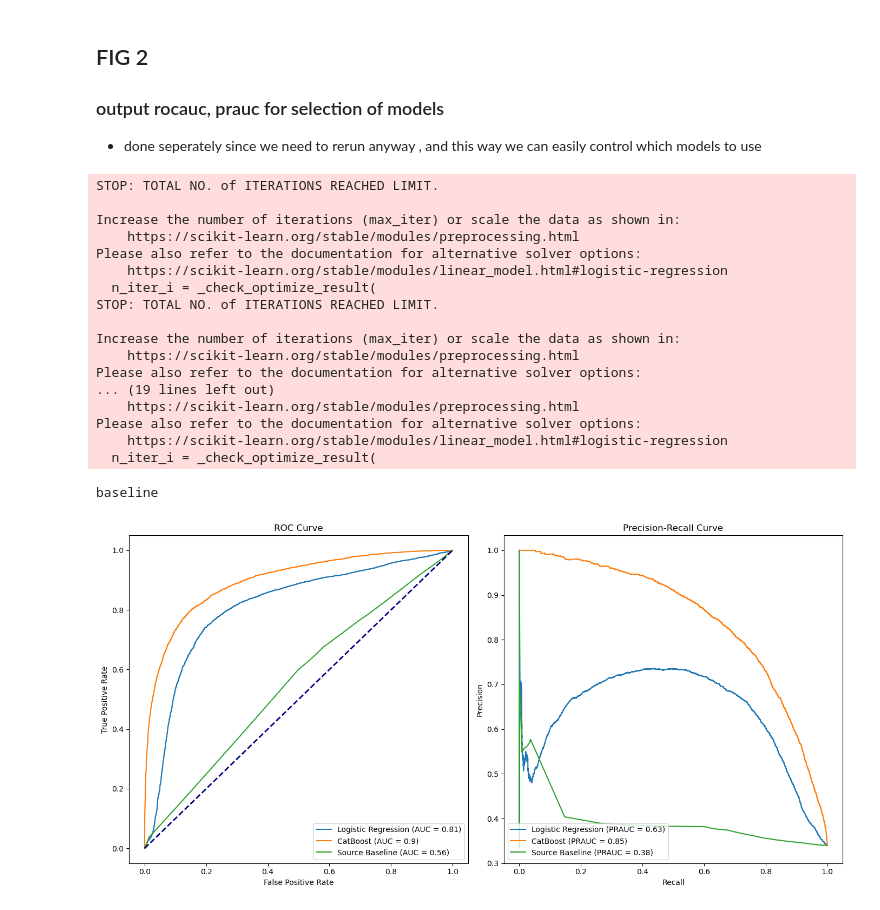
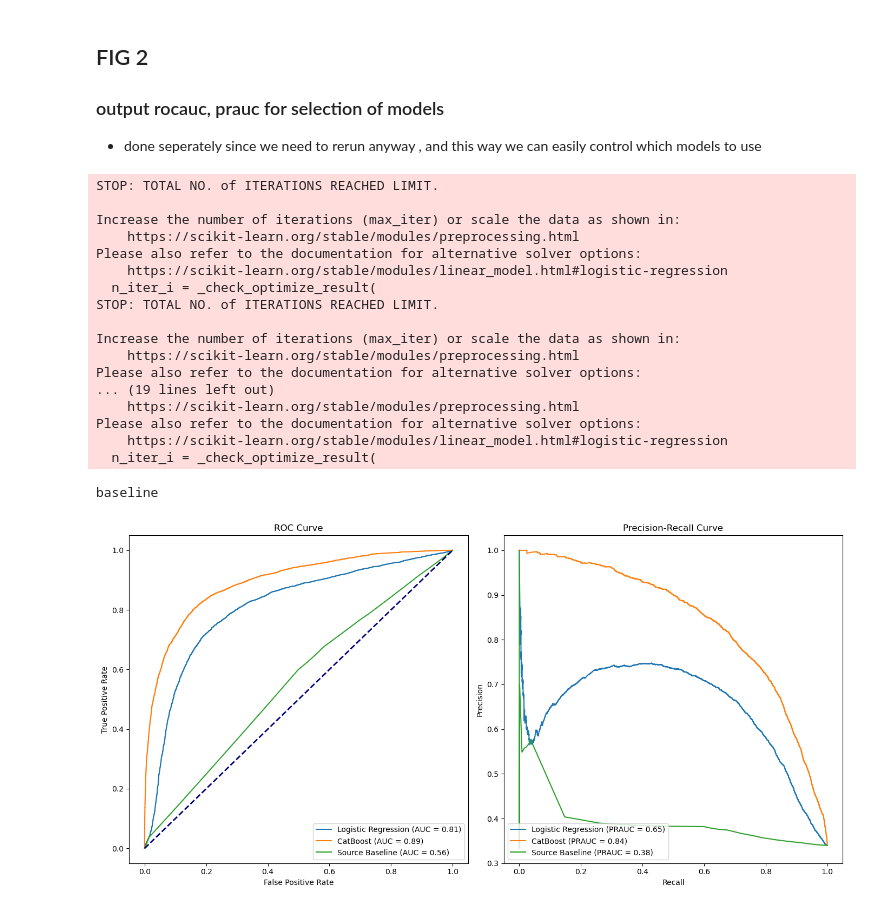
Before and after one commit to ddofer/OpenTargets-DiseaseSubtype, a Jupyter notebook: disease_hierarchy-CompareMLModels.ipynb, the cells around one changed output. Drawn from its saved outputs; the diff is of its cells as text; code cells hidden in the pictures.

````diff
--- a/disease_hierarchy-CompareMLModels.ipynb
+++ b/disease_hierarchy-CompareMLModels.ipynb
@@ -49,8 +51,8 @@ from sklearn import set_config
 set_config(transform_output = "pandas")
 # %%
 DO_DL= True
-SAVE_CANDIDATES = True#False # save output predicted candidates - overwrites
-DO_LEAKY_FS = True#False#True# # leaky train on train feature sel..  - only used during debugging
+SAVE_CANDIDATES = True # save output predicted candidates - overwrites
+DO_LEAKY_FS =False#True# # leaky train on train feature sel..  - only used during debugging
 
 FASTRUN = False# True
 # FASTRUN = True
@@ -190,7 +190,7 @@ print('Accuracy: %.3f (%.3f)' % (mean(scores), std(scores)))
 ```
 # %%
 num_columns = X.select_dtypes(include=['number']).columns.tolist()
-cat_columns = X.select_dtypes(include=['object',"string"]).columns.tolist()
+cat_columns = X.select_dtypes(include=["O",'object',"string"]).columns.tolist()
 
 numeric_transformer = Pipeline(steps=[
     ('imputer', SimpleImputer(strategy='mean')),
@@ -198,7 +198,7 @@ numeric_transformer = Pipeline(steps=[
 
 categorical_transformer = Pipeline(steps=[
     ('imputer', SimpleImputer(strategy='most_frequent')),
-    ('label', OneHotEncoder(handle_unknown='ignore',min_frequency=2))])
+    ('label', OneHotEncoder(handle_unknown='ignore',min_frequency=2,sparse_output=False))])
 
 preprocessor = ColumnTransformer(
     transformers=[
@@ -208,11 +208,16 @@ preprocessor = ColumnTransformer(
 * Note: SqtBalanced was out default picked model, as a good prior to imbalanced data.
     I include results with the default catboost (no weighting) As a contrast, but this was not used when ceating and picking the model initially.
 # %%
-clf_lr = Pipeline(steps=[('preprocessor', preprocessor),('LogisticRegression',LogisticRegression(max_iter=200))])
+clf_lr = Pipeline(steps=[('preprocessor', preprocessor),('LogisticRegression',LogisticRegression())])
 clf_rf = Pipeline(steps=[('preprocessor', preprocessor),('RF',RandomForestClassifier(n_jobs=-2))])
 
 clf_cb = CatBoostClassifier(cat_features=["source"],verbose=False,auto_class_weights = "SqrtBalanced", task_type="GPU")
 clf_cb2 = CatBoostClassifier(cat_features=["source"],verbose=False, task_type="GPU")
+clf_histgb = Pipeline(steps=[('preprocessor', preprocessor),('histgb',HistGradientBoostingClassifier())])
+clf_cb_proc = Pipeline(steps=[('preprocessor', preprocessor),('cb',CatBoostClassifier(auto_class_weights = "SqrtBalanced",
+                                                                                      verbose=False, task_type="GPU"))])
+# clf_knn =  Pipeline(steps=[('preprocessor', preprocessor),('KNN',KNeighborsClassifier(n_neighbors=25,n_jobs=-2))])
+clf_svc =  Pipeline(steps=[('preprocessor', preprocessor),('LinearSVM',SGDClassifier())])
 # %%
 cv = StratifiedKFold(n_splits=2 if FASTRUN else 5, random_state=42, shuffle=True)
 # %%
@@ -354,7 +455,7 @@ display(results_df)
 # Assuming clf_lr, clf_rf, clf_cb are predefined classifiers
 classifiers = {
     'Logistic Regression': clf_lr,
-    'CatBoost': clf_cb # SqrtBalanced
+    'CatBoost': clf_cb_proc#clf_cb # SqrtBalanced
 }
 
 # fig, (ax1, ax2) = plt.subplots(nrows=2, figsize=(7, 14))
@@ -376,7 +477,8 @@ for clf_name, clf in classifiers.items():
 print("baseline")
 # Baseline Model
 clf_name = "Source Baseline"
-y_pred = cross_val_predict(estimator=LogisticRegression(), X=OneHotEncoder(handle_unknown='ignore', min_frequency=2).fit_transform(X[["source"]]),
+y_pred = cross_val_predict(estimator=LogisticRegression(), X=OneHotEncoder(handle_unknown='ignore',
+                                                                           min_frequency=2,sparse_output=False).fit_transform(X[["source"]]),
                            y=y, cv=cv, n_jobs=2, method="predict_proba")[:,1]
 
 # ROC Curve
@@ -402,31 +504,31 @@ ax2.set_title('Precision-Recall Curve')
 ax2.set_xlabel('Recall')
 ax2.set_ylabel('Precision')
 ax2.legend(loc='lower left')
 plt.tight_layout()
 
 ##TODO: not actually saved to output>
 if SAVE_CANDIDATES:
     if not FASTRUN:
         plt.savefig('./outputs/Fig-2-roc_pr_curves.png', dpi=840)
 
 plt.show()
 # %% [output]
 STOP: TOTAL NO. of ITERATIONS REACHED LIMIT.
 
 Increase the number of iterations (max_iter) or scale the data as shown in:
     https://scikit-learn.org/stable/modules/preprocessing.html
 Please also refer to the documentation for alternative solver options:
     https://scikit-learn.org/stable/modules/linear_model.html#logistic-regression
   n_iter_i = _check_optimize_result(
 STOP: TOTAL NO. of ITERATIONS REACHED LIMIT.
 
 Increase the number of iterations (max_iter) or scale the data as shown in:
     https://scikit-learn.org/stable/modules/preprocessing.html
 Please also refer to the documentation for alternative solver options:
 ... (19 lines left out)
     https://scikit-learn.org/stable/modules/preprocessing.html
 Please also refer to the documentation for alternative solver options:
     https://scikit-learn.org/stable/modules/linear_model.html#logistic-regression
   n_iter_i = _check_optimize_result(
 baseline
-[figure, old version]
+[figure, new version]
````
Also changed, not shown: parts of 9 cells of this notebook, 2 other files.
